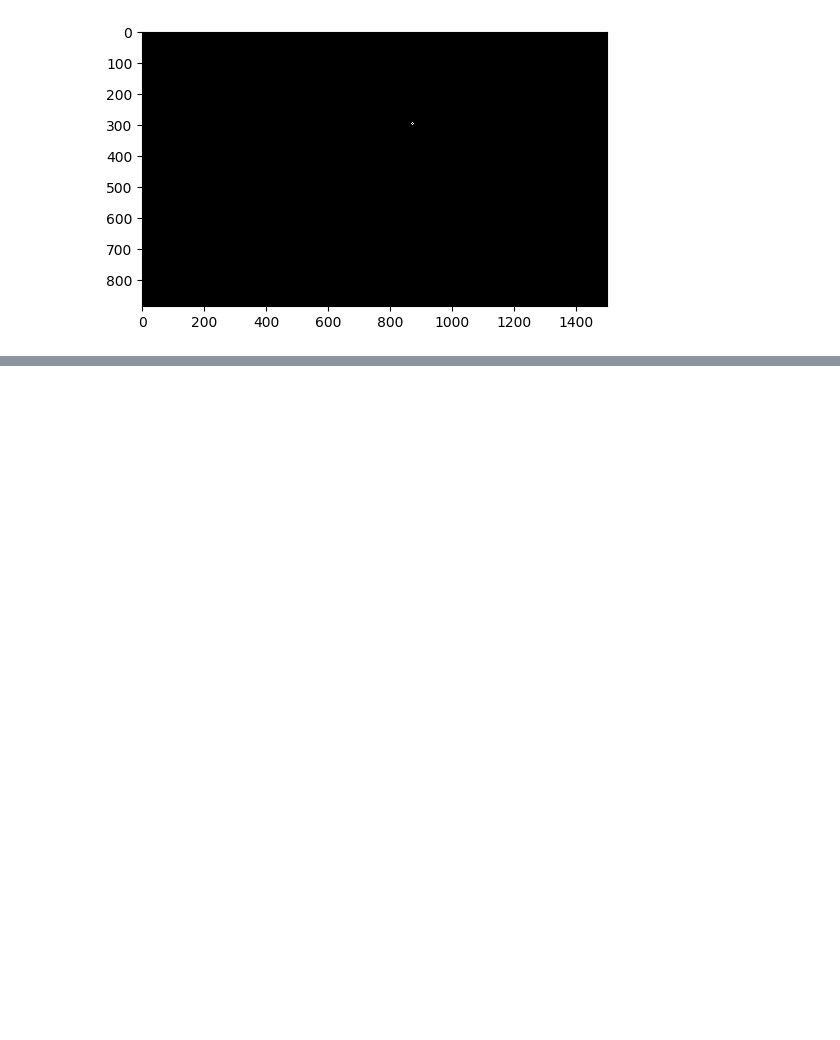
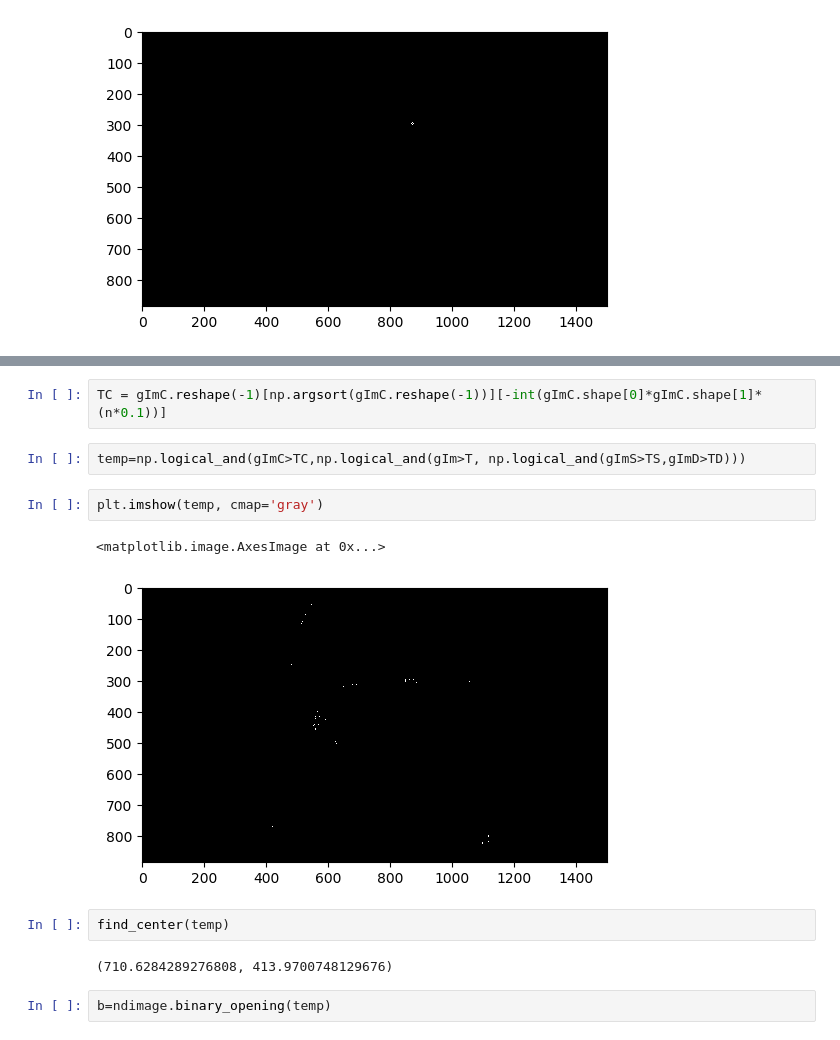
Before and after one commit to Daepak98/AutoFraming, a Jupyter notebook: FaceDetectionViaEdgeDetection_ongoing.ipynb, the cells around one changed output, grey strips where cells are left out. Drawn from its saved outputs; the diff is of its cells as text; blank space fills up the shorter version.

```diff
--- a/FaceDetectionViaEdgeDetection_ongoing.ipynb
+++ b/FaceDetectionViaEdgeDetection_ongoing.ipynb
@@ -151,0 +194,15 @@ The regions, and their counts
+# %%
+TC = gImC.reshape(-1)[np.argsort(gImC.reshape(-1))][-int(gImC.shape[0]*gImC.shape[1]*(n*0.1))]
+# %%
+temp=np.logical_and(gImC>TC,np.logical_and(gIm>T, np.logical_and(gImS>TS,gImD>TD)))
+# %%
+plt.imshow(temp, cmap='gray')
+# %% [output]
+<matplotlib.image.AxesImage at 0x...>
+[figure, added]
+# %%
+find_center(temp)
+# %% [output]
+(710.6284289276808, 413.9700748129676)
+# %%
+b=ndimage.binary_opening(temp)
```
Also changed, not shown: parts of 15 cells of this notebook.
